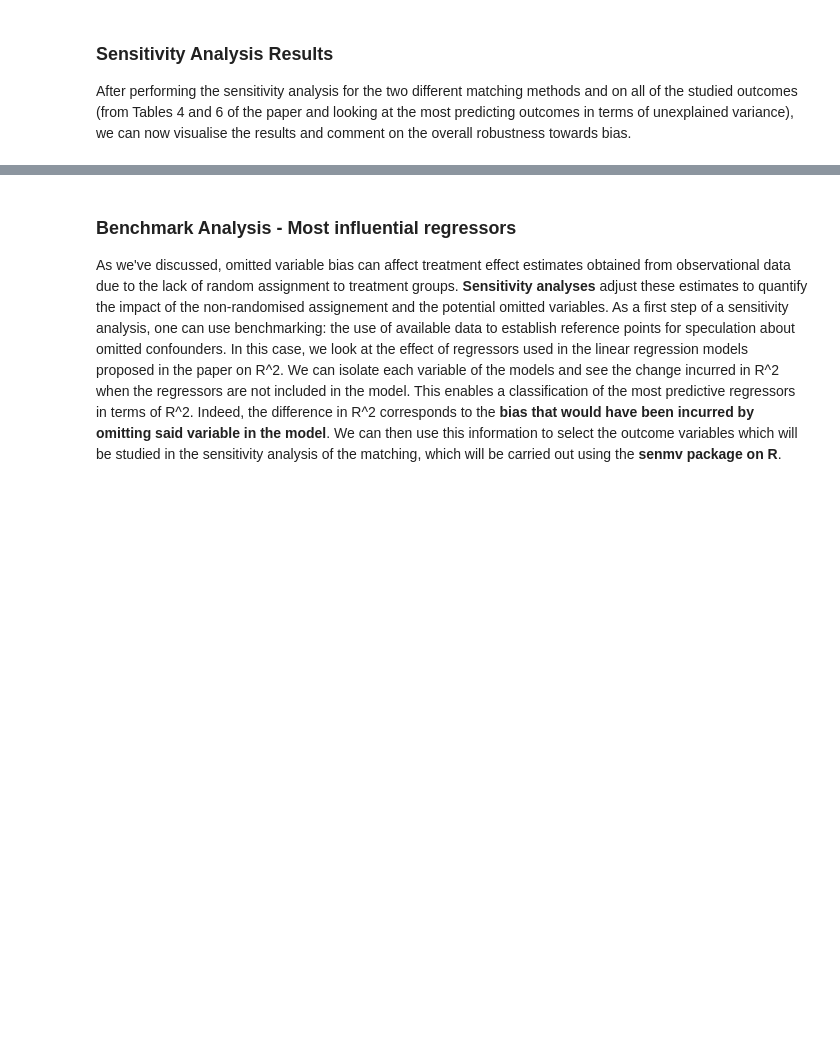
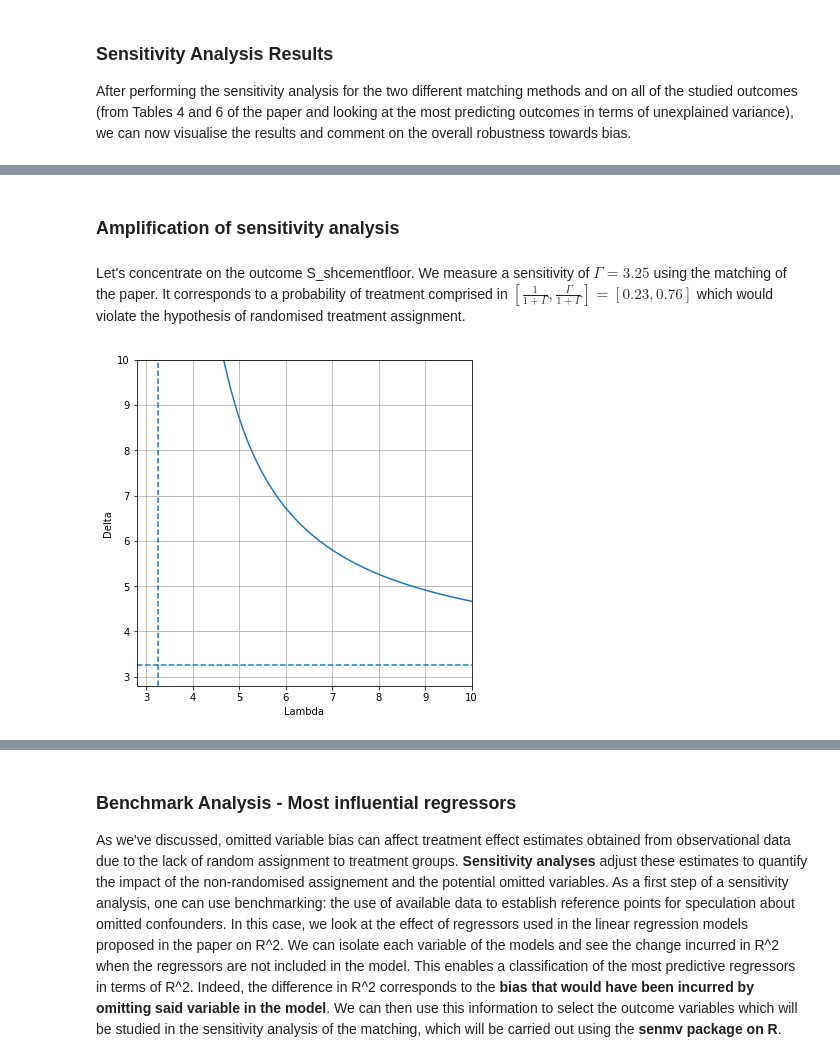
Before and after one commit to epfl-ada/ada-2020-project-milestone-p3-p3_greenlight, a Jupyter notebook: P4_Greenlight.ipynb, the cells around one changed output, grey strips where cells are left out. Cells and saved outputs as stored; diff of their text form; code cells hidden in the pictures; blank space fills up the shorter version.

```diff
--- a/P4_Greenlight.ipynb
+++ b/P4_Greenlight.ipynb
@@ -604,3 +603,25 @@ def create_sens_fig(df):
     #fig.write_html('Gamma_fig.html')
 # %%
 create_sens_fig(Res_tab)
+# %% [markdown]
+### Amplification of sensitivity analysis
+# %% [markdown]
+Let's concentrate on the outcome S_shcementfloor. We measure a sensitivity of $\Gamma = 3.25$ using the matching of the paper. It corresponds to a probability of treatment comprised in $[\frac{1}{1 + \Gamma}, \frac{\Gamma}{1 + \Gamma} ] = [0.23, 0.76 ]$ which would violate the hypothesis of randomised treatment assignment.
+# %%
+Gamma = 3.25
+Lambda = np.linspace(3.3, 10, 50)
+Delta = (1-Gamma*Lambda)/(Gamma - Lambda)
+# %%
+fig = plt.figure(figsize=(6,6))
+plt.plot(Lambda, Delta)
+plt.axvline(x=Gamma, ls='--', color='tab:blue')
+plt.axhline(y=Gamma, ls='--', color='tab:blue')
+plt.xlim([min(Lambda)-0.5, max(Lambda)])
+plt.ylim([min(Lambda)-0.5, max(Lambda)])
+plt.xlabel('Lambda')
+plt.ylabel('Delta')
+plt.grid()
+plt.show()
+fig.savefig('amplification.png', dpi=100, bbox_inches = "tight")
+# %% [output]
+[figure, added]
```
Also changed, not shown: parts of 2 cells of this notebook.
